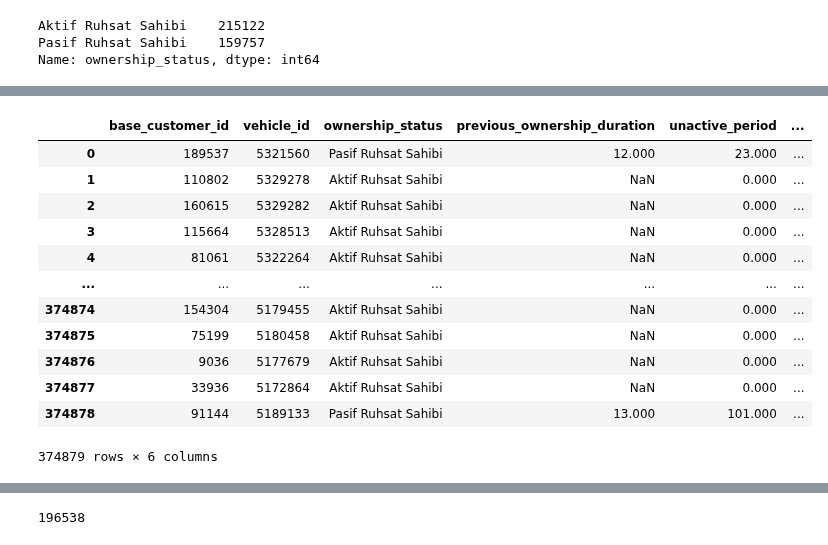
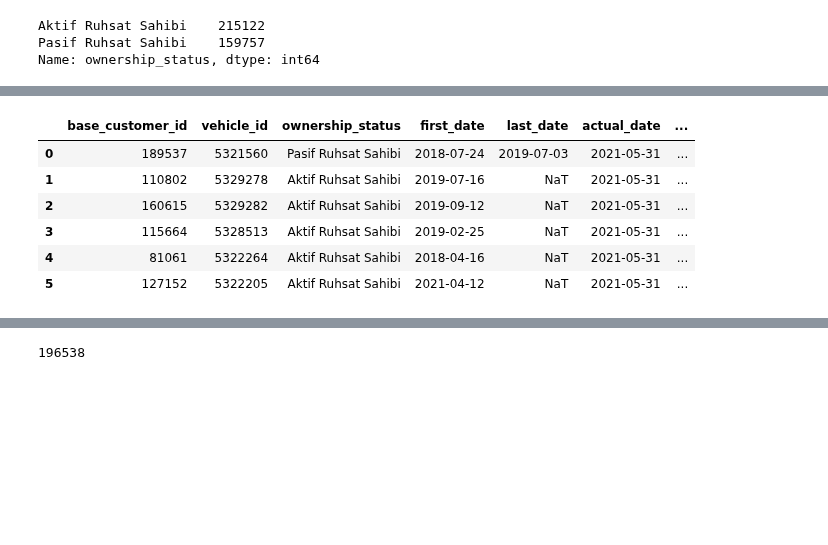
Before and after one commit to KdrDrn/04_PROJECTS, a Jupyter notebook: 16_Doğuş_Datathon_Otomotiv/Dogus_Customer_Segmentation_v03.ipynb, the cells around one changed output, grey strips where cells are left out. Cells and saved outputs as stored; diff of their text form; code cells hidden in the pictures; blank space fills up the shorter version.

```diff
--- a/16_Doğuş_Datathon_Otomotiv/Dogus_Customer_Segmentation_v03.ipynb
+++ b/16_Doğuş_Datathon_Otomotiv/Dogus_Customer_Segmentation_v03.ipynb
@@ -1198,6 +1085,6 @@ df2_
 # %%
-df2_.loc[(df2_["last_date"].isnull()), "last_date"] = "2021-05-31"
-df2_['last_date'] = pd.to_datetime(df2_['last_date'])
+# df2_.loc[(df2_["last_date"].isnull()), "last_date"] = "2021-05-31"
+# df2_['last_date'] = pd.to_datetime(df2_['last_date'])
 # %%
 df2_.info()
 # %% [output]
@@ -1237,2 +1107,0 @@ df2_
-# %%
-df2_['unactive_period'] = ((df2_.actual_date - df2_.last_date)/np.timedelta64(1, 'M'))
@@ -1291,2 +1107,0 @@ Name: ongoing_ownership_duration, Length: 374879, dtype: float64
-# %%
-df2_.loc[(df2_['ongoing_ownership_duration'].notnull()) & (df2_['previous_ownership_duration'].notnull()), 'ongoing_ownership_duration'] = np.nan
@@ -1339,4 +1142,4 @@ df2_.head()
 # %%
 df2_['previous_ownership_duration'] = df2_['previous_ownership_duration'].apply(np.ceil)
-df2_['unactive_period'] = df2_['unactive_period'].apply(np.ceil)
 df2_['ongoing_ownership_duration'] = df2_['ongoing_ownership_duration'].apply(np.ceil)
+df2_.head(6)
@@ -1427,16 +1162,10 @@ Name: ongoing_ownership_duration, dtype: int64
 # %%
-df2_
+df2_.head(6)
 # %% [output]
-|  | base_customer_id | vehicle_id | ownership_status | previous_ownership_duration | unactive_period | ... |
-| 0 | 189537 | 5321560 | Pasif Ruhsat Sahibi | 12.000 | 23.000 | ... |
-| 1 | 110802 | 5329278 | Aktif Ruhsat Sahibi | NaN | 0.000 | ... |
-| 2 | 160615 | 5329282 | Aktif Ruhsat Sahibi | NaN | 0.000 | ... |
-| 3 | 115664 | 5328513 | Aktif Ruhsat Sahibi | NaN | 0.000 | ... |
-| 4 | 81061 | 5322264 | Aktif Ruhsat Sahibi | NaN | 0.000 | ... |
-| ... | ... | ... | ... | ... | ... | ... |
-| 374874 | 154304 | 5179455 | Aktif Ruhsat Sahibi | NaN | 0.000 | ... |
-| 374875 | 75199 | 5180458 | Aktif Ruhsat Sahibi | NaN | 0.000 | ... |
-| 374876 | 9036 | 5177679 | Aktif Ruhsat Sahibi | NaN | 0.000 | ... |
-| 374877 | 33936 | 5172864 | Aktif Ruhsat Sahibi | NaN | 0.000 | ... |
-| 374878 | 91144 | 5189133 | Pasif Ruhsat Sahibi | 13.000 | 101.000 | ... |
+|  | base_customer_id | vehicle_id | ownership_status | first_date | last_date | actual_date | ... |
+| 0 | 189537 | 5321560 | Pasif Ruhsat Sahibi | 2018-07-24 | 2019-07-03 | 2021-05-31 | ... |
+| 1 | 110802 | 5329278 | Aktif Ruhsat Sahibi | 2019-07-16 | NaT | 2021-05-31 | ... |
+| 2 | 160615 | 5329282 | Aktif Ruhsat Sahibi | 2019-09-12 | NaT | 2021-05-31 | ... |
+| 3 | 115664 | 5328513 | Aktif Ruhsat Sahibi | 2019-02-25 | NaT | 2021-05-31 | ... |
+| 4 | 81061 | 5322264 | Aktif Ruhsat Sahibi | 2018-04-16 | NaT | 2021-05-31 | ... |
+| 5 | 127152 | 5322205 | Aktif Ruhsat Sahibi | 2021-04-12 | NaT | 2021-05-31 | ... |
-374879 rows × 6 columns
```
Also changed, not shown: parts of 339 cells of this notebook.
